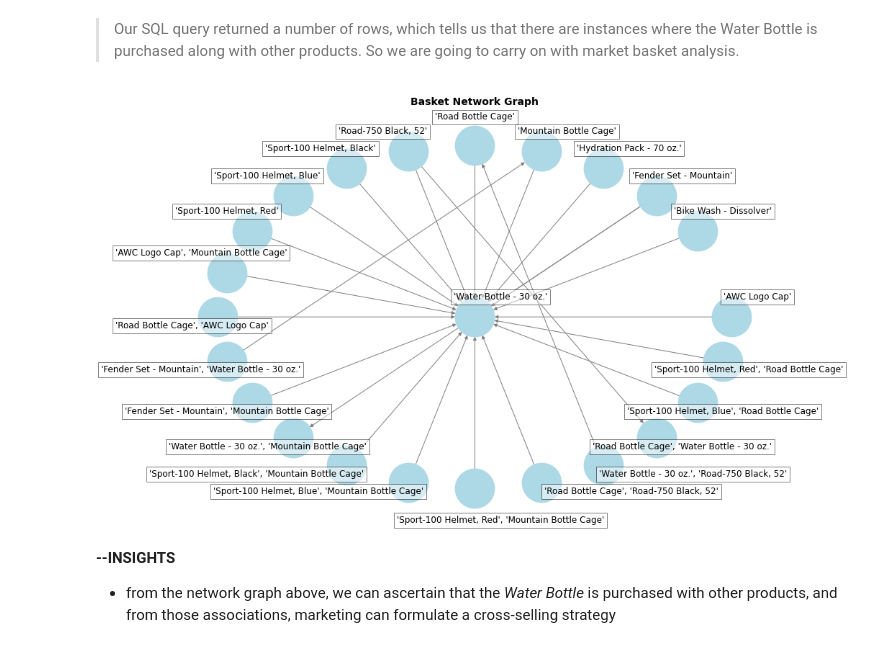
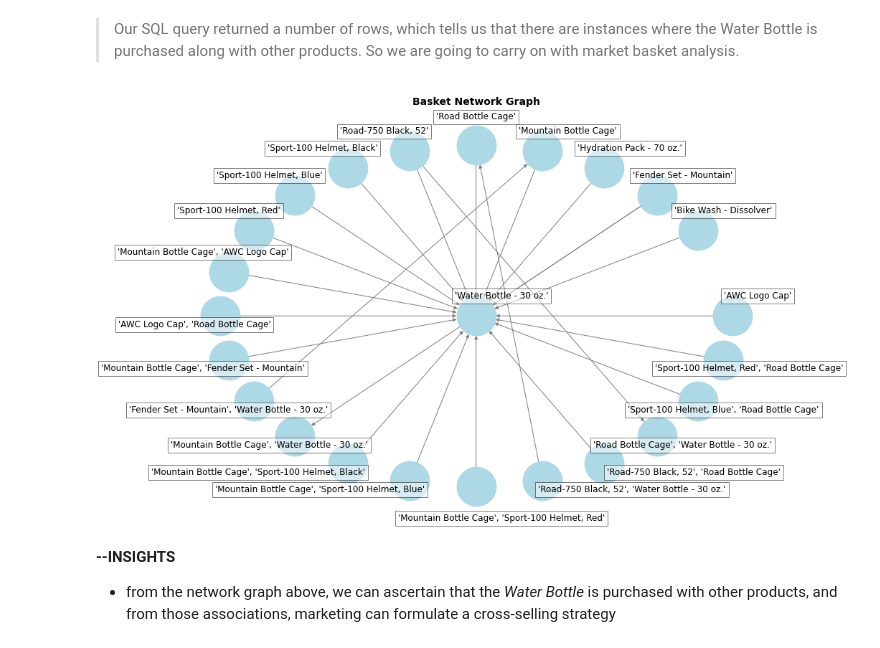
Before and after one commit to simbapy/aw-exploration, a Jupyter notebook: AW-Exploration.ipynb, the cells around one changed output. Saved outputs shown, nothing was run; the diff lists cells and outputs as text; code cells hidden in the pictures.

```diff
--- a/AW-Exploration.ipynb
+++ b/AW-Exploration.ipynb
@@ -255,37 +255,37 @@ pos = nx.circular_layout(G)
 
 # Specify the center node
 center_node = "'Water Bottle - 30 oz.'"
 if center_node in pos:
     pos[center_node] = [0, 0]  # Place the center node at the origin
 
 # Draw the network
 plt.figure(figsize=(12, 8))
 nx.draw(G, pos, with_labels=False, node_size=3000, node_color='lightblue', font_size=10, font_weight='bold', edge_color='gray')
 
 # Draw edge labels with confidence
 edge_labels = nx.get_edge_attributes(G, 'weight')
 edge_labels = {k: f"{v:.2f}" for k, v in edge_labels.items()}
 nx.draw_networkx_edge_labels(G, pos, edge_labels=edge_labels)
 
 # Manual offset for node labels to avoid overlapping
 for node, (x, y) in pos.items():
     offset_x = 0.1 if x >= 0 else -0.1
     offset_y = 0.1 if y >= 0 else -0.065
     if node=="'Road Bottle Cage'":
         offset_x=0
         offset_y=0.15
-    if node=="'Sport-100 Helmet, Red', 'Mountain Bottle Cage'":
+    if node=="'Mountain Bottle Cage', 'Sport-100 Helmet, Red'":
         offset_y=-0.2
-    if node=="'Sport-100 Helmet, Blue', 'Mountain Bottle Cage'" or node=="'Sport-100 Helmet, Black', 'Mountain Bottle Cage'":
+    if node=="'Mountain Bottle Cage', 'Sport-100 Helmet, Blue'" or node=="'Mountain Bottle Cage', 'Sport-100 Helmet, Black'":
         offset_x=-0.35
-    if node=="'Road Bottle Cage', 'Road-750 Black, 52'" or node=="'Water Bottle - 30 oz.', 'Road-750 Black, 52'":
+    if node=="'Road-750 Black, 52', 'Road Bottle Cage'" or node=="'Road-750 Black, 52', 'Water Bottle - 30 oz.'":
         offset_x=0.35
     plt.text(x + offset_x, y + offset_y, s=node, bbox=dict(facecolor='white', alpha=0.5), horizontalalignment='center', fontsize=12)
 
 plt.title('Basket Network Graph', fontdict={'fontsize':14, 'fontweight':'bold'})
 plt.show()
 # %% [output]
-[figure, old version]
+[figure, new version]
 # %% [markdown]
 **--INSIGHTS**
 - from the network graph above, we can ascertain that the _Water Bottle_ is purchased with other products, and from those associations, marketing can formulate a cross-selling strategy
```
Also changed, not shown: parts of 6 cells of this notebook.
